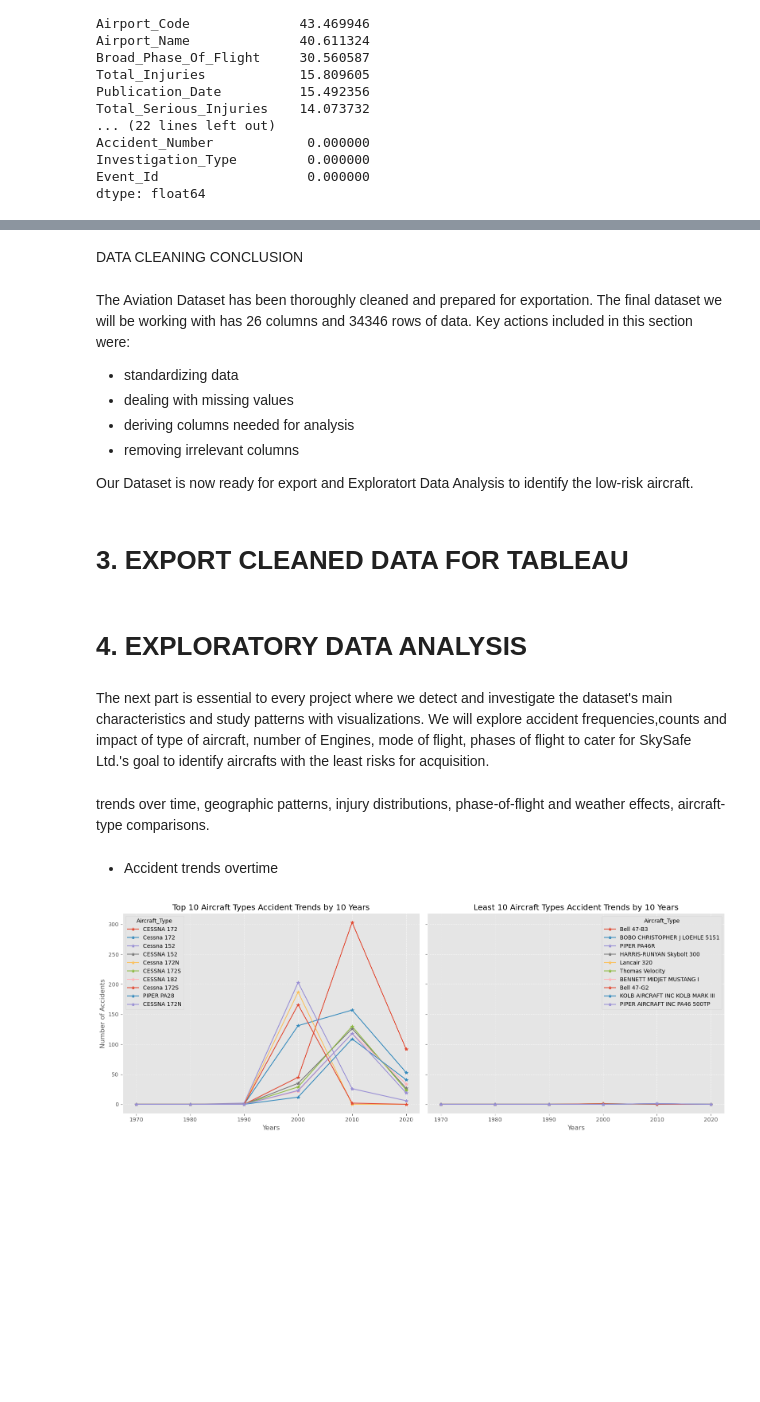
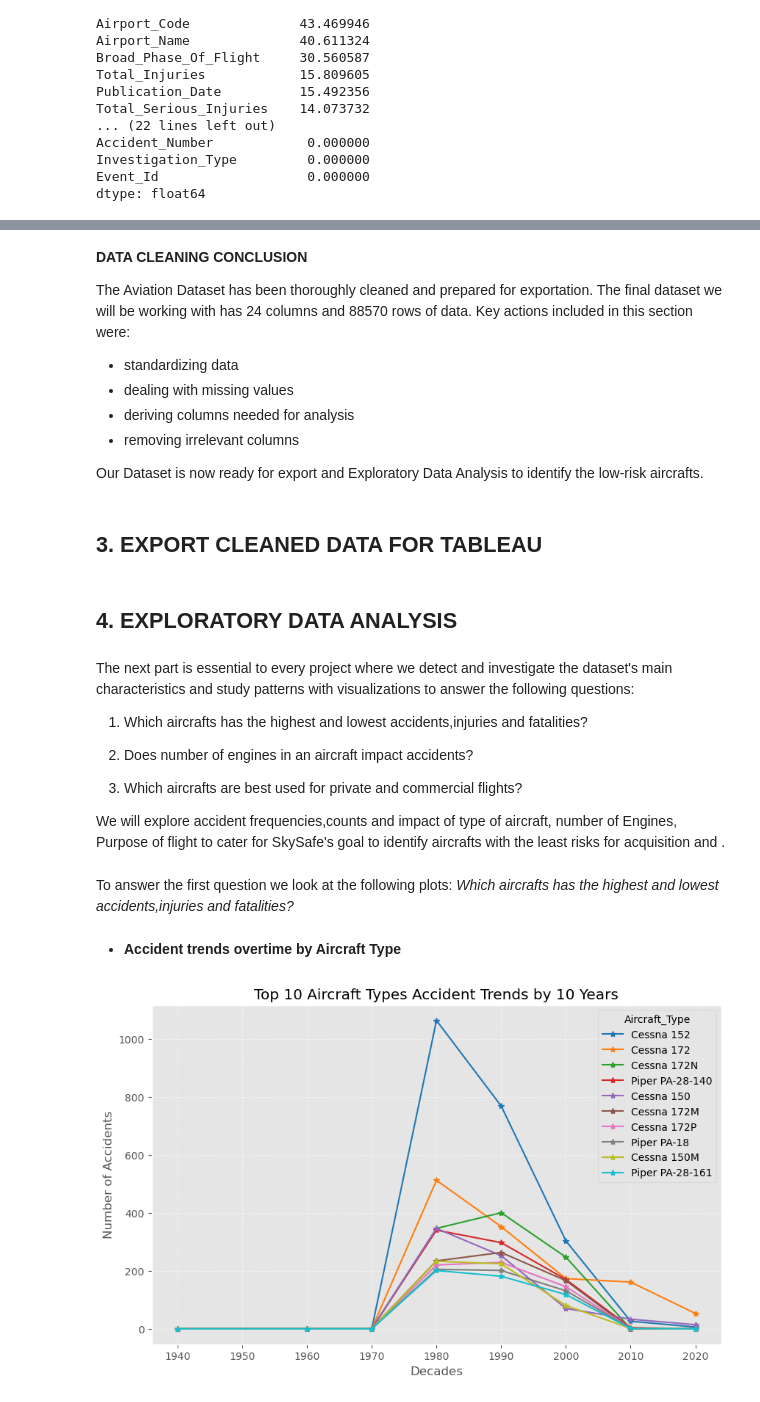
Before and after one commit to sharonkipruto-code/Phase-1-project, a Jupyter notebook: data EDA.ipynb, the cells around one changed output, grey strips where cells are left out. Cells and saved outputs as stored; diff of their text form; code cells hidden in the pictures; blank space fills up the shorter version.

Commit message:
did eda & visualization on cleaned data

```diff
--- a/data EDA.ipynb
+++ b/data EDA.ipynb
@@ -380,4 +380,4 @@ df.drop(['Schedule','Air_Carrier','Far_Description','Publication_Date'], axis=1,
 # %%
 #drop the rows of columns with missing values that seem important for our analysis to keep
-df.dropna(subset=['Location','Country','Aircraft_Type','Longitude','Latitude'], inplace=True)
+df.dropna(subset=['Location','Country','Aircraft_Type'], inplace=True)
 # %% [markdown]
@@ -385,7 +385,7 @@ Now for the rest of the categorical v alues of data it is
 # %%
 #fill 'unknown' to null values in some categorial data columns
-categorical_cols=['Airport_Code', "Airport_Name", "Broad_Phase_Of_Flight","Engine_Type", "Report_Status",
-    "Purpose_Of_Flight", "Weather_Condition", "Aircraft_Damage",'Injury_Severity','Aircraft_Category','Registration_Number','Amateur_Built']
+categorical_cols=['Airport_Code', "Airport_Name","Engine_Type", "Report_Status",
+    "Aircraft_Damage",'Injury_Severity','Aircraft_Category','Registration_Number','Amateur_Built','Weather_Condition']
 for col in categorical_cols:
     df[col]=df[col].fillna('Unknown')
 # %% [markdown]
@@ -411,0 +416,6 @@ Name: Weather_Condition, dtype: int64
+# %%
+#check value counts to detect the most frequent
+print(df['Purpose_Of_Flight'].value_counts())
+
+#fill missing values with 'Personal'
+df['Purpose_Of_Flight'].fillna('Personal', inplace=True)
@@ -502,6 +537,6 @@ Since our analysis is on giving recommendation on what aircraft is the more safe
 # %%
 #drop columns that are not relevant to our analysis
-df.drop(['Event_Id','Accident_Number','Investigation_Type','Registration_Number','Report_Status','Make','Model'], axis=1, inplace=True)
+df.drop(['Event_Id','Accident_Number','Investigation_Type','Registration_Number','Report_Status','Model','Make'], axis=1, inplace=True)
 # %%
 #recheck the final shape we will work with
 df.shape
@@ -532,14 +567,14 @@ df.head()
-# %% [markdown]
-DATA CLEANING CONCLUSION
 # %% [markdown]
-The Aviation Dataset has been thoroughly cleaned and prepared for exportation. The final dataset we will be working with has 26 columns and 34346 rows of data. Key actions included in this section were:
+**DATA CLEANING CONCLUSION**
+
+The Aviation Dataset has been thoroughly cleaned and prepared for exportation. The final dataset we will be working with has 24 columns and 88570 rows of data. Key actions included in this section were:
 * standardizing data
 * dealing with missing values
 * deriving columns needed for analysis
 * removing irrelevant columns
 
-Our Dataset is now ready for export and Exploratort Data Analysis to identify the low-risk aircraft.
+Our Dataset is now ready for export and Exploratory Data Analysis to identify the low-risk aircrafts.
 # %% [markdown]
-# 3. EXPORT CLEANED DATA FOR TABLEAU
+## 3. EXPORT CLEANED DATA FOR TABLEAU
 # %%
 #Export new cleaned dataframe to a new csv File
@@ -547,46 +582,42 @@ df.to_csv('Cleaned_Accident_Data.csv',index=False)
 # %% [markdown]
-# 4. EXPLORATORY DATA ANALYSIS
+## 4. EXPLORATORY DATA ANALYSIS
 # %% [markdown]
-The next part is essential to every project where we detect and investigate the dataset's main characteristics and study patterns with visualizations.
-We will explore accident frequencies,counts and impact of type of aircraft, number of Engines, mode of flight, phases of flight to cater for SkySafe Ltd.'s goal to identify aircrafts with the least risks for acquisition.
+The next part is essential to every project where we detect and investigate the dataset's main characteristics and study patterns with visualizations to answer the following questions:
+ 1. Which aircrafts has the highest and lowest accidents,injuries and fatalities?
+
+ 2. Does number of engines in an aircraft impact accidents?
+
+ 3. Which aircrafts are best used for private and commercial flights?
+
+
+
+We will explore accident frequencies,counts and impact of type of aircraft, number of Engines, Purpose of flight to cater for SkySafe's goal to identify aircrafts with the least risks for acquisition and .
-# %% [markdown]
-trends over time, geographic patterns, injury distributions, phase-of-flight and weather effects, aircraft-type comparisons.
+# %% [markdown]
+To answer the first question we look at the following plots: *Which aircrafts has the highest and lowest accidents,injuries and fatalities?*
 # %% [markdown]
-* Accident trends overtime
+* **Accident trends overtime by Aircraft Type**
 # %%
-# Create column for 10-year intervals
-df['Years_10'] = (df['Year'] // 10) * 10
 
 # Crosstab to count accidents by year and aircraft type
-cross_high = pd.crosstab(df['Years_10'], df['Aircraft_Type'])
-cross_low=pd.crosstab(df['Years_10'], df['Aircraft_Type'])
+cross_high = pd.crosstab(df['Decade'], df['Aircraft_Type'])
 
 # Keep only top 10 aircraft
 top_10_types = df['Aircraft_Type'].value_counts().nlargest(10).index
 pivot_top_10 = cross_high[top_10_types]
 
-#find the least 10 aircraft types
-least_10_types=df['Aircraft_Type'].value_counts().nsmallest(10).index
-pivot_low_10=cross_low[least_10_types]
 
 #Plotting
-fig,axes=plt.subplots(1,2, figsize=(16,6), sharey=True)
+fig,ax=plt.subplots(figsize=(10,6))
 
 # Plot top 5 aircraft types
-pivot_top_10.plot(ax=axes[0],kind='line', marker='*')
-axes[0].set_title("Top 10 Aircraft Types Accident Trends by 10 Years")
-axes[0].set_xlabel("Years")
-axes[0].set_ylabel("Number of Accidents")
-axes[0].grid(True, linestyle='--', alpha=0.5)
+pivot_top_10.plot(ax=ax ,kind='line', marker='*',colormap='tab10')
+ax.set_title("Top 10 Aircraft Types Accident Trends by 10 Years")
+ax.set_xlabel("Decades")
+ax.set_ylabel("Number of Accidents")
+ax.grid(True, linestyle='--', alpha=0.5)
 
-# Plot least 10 aircraft types
-pivot_low_10.plot(ax=axes[1], kind='line', marker='*')
-axes[1].set_title("Least 10 Aircraft Types Accident Trends by 10 Years")
-axes[1].set_xlabel("Years")
-axes[1].grid(True, linestyle='--', alpha=0.8)
-
-plt.tight_layout()
+plt.savefig('Images/Aircraft&Accident_trends.png')
 plt.show()
 # %% [output]
-[figure, old version]
+[figure, new version]
 # %% [markdown]
```
Also changed, not shown: parts of 75 cells of this notebook, 4 other files.
